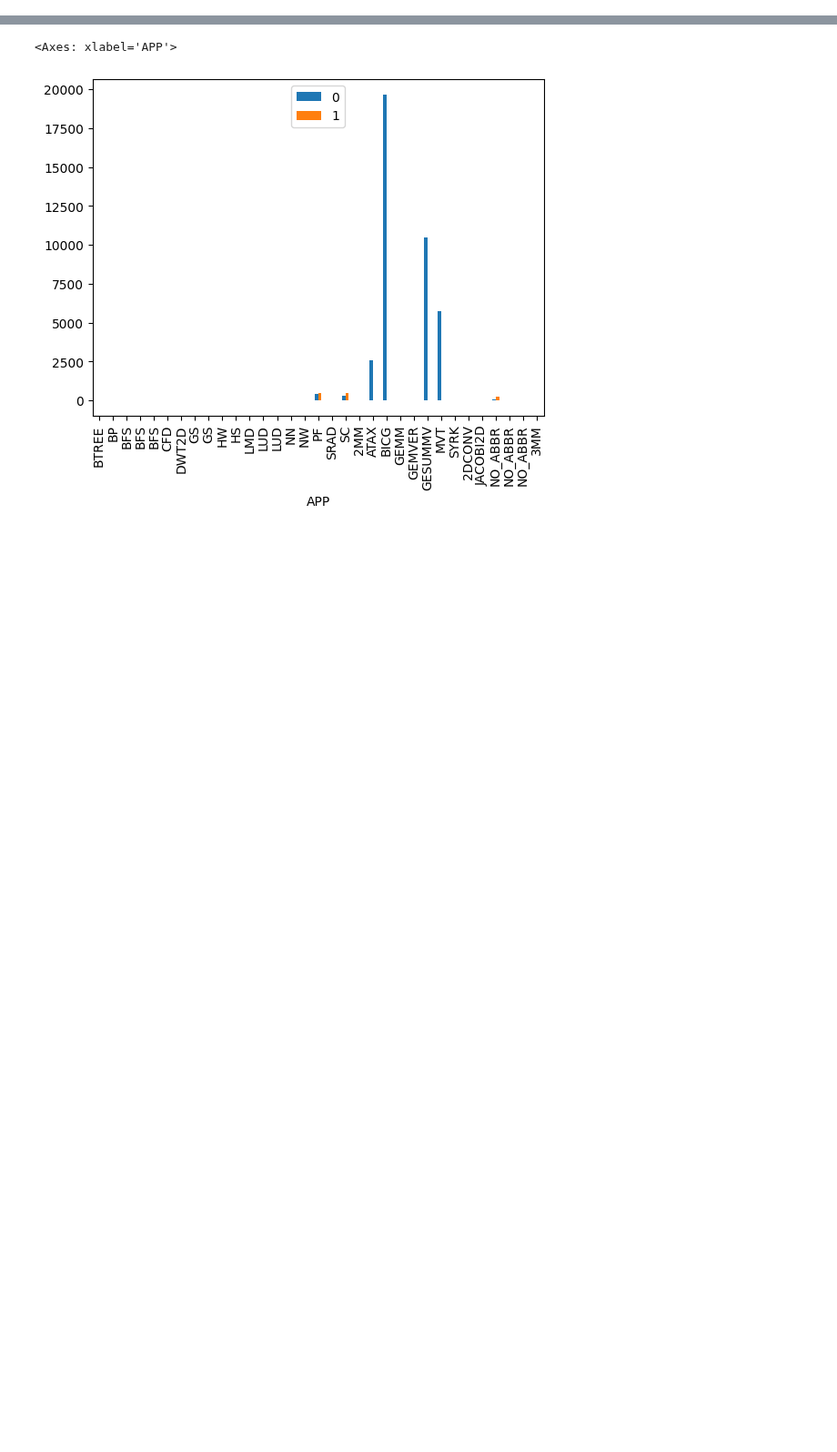
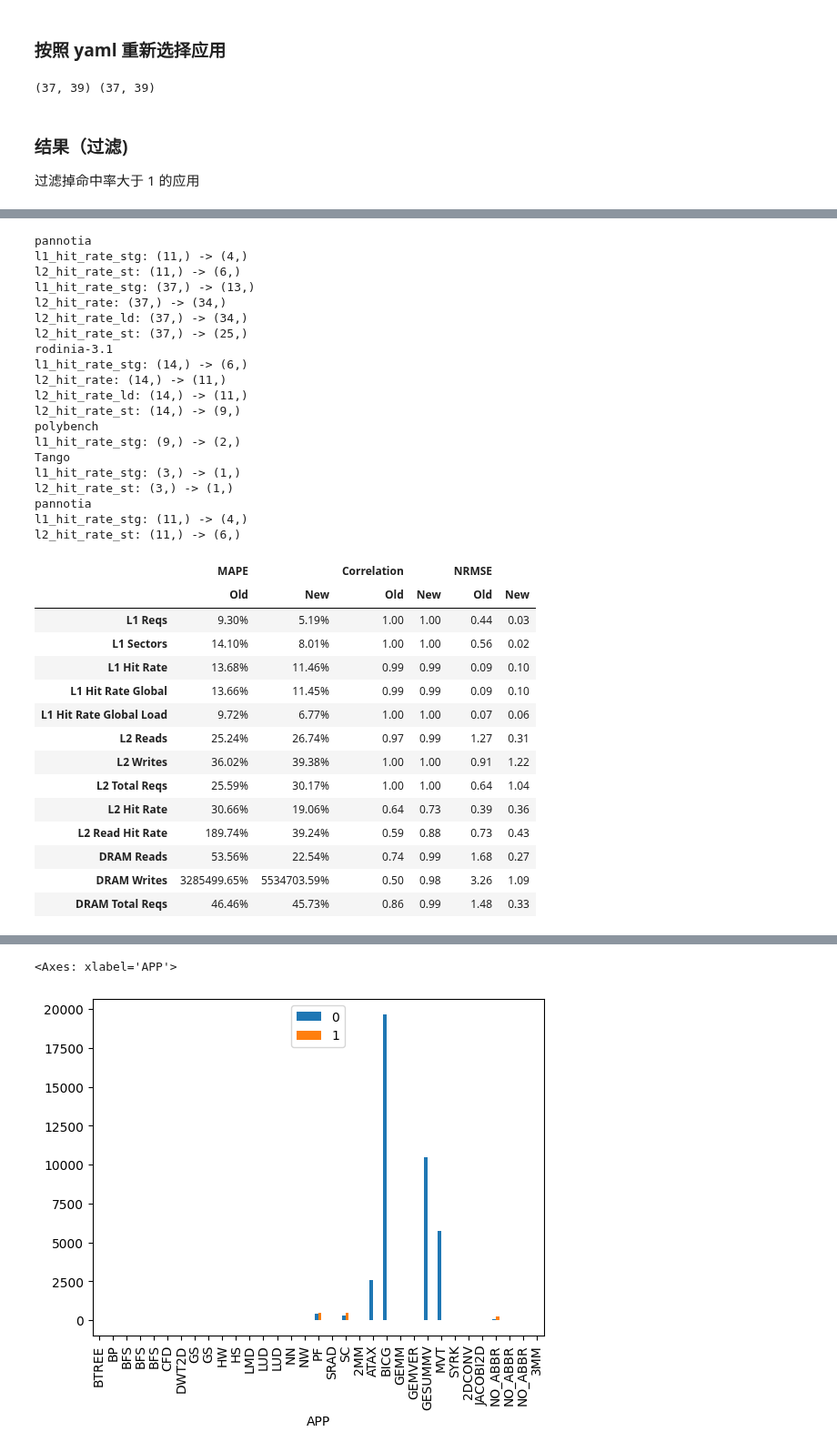
Before and after one commit to TheRainstorm/ppt-gpu-subcore, a Jupyter notebook: memory_model/paper.ipynb, the cells around one changed output, grey strips where cells are left out. Shown at 91% size. Cells and saved outputs as stored; diff of their text form; code cells hidden in the pictures; blank space fills up the shorter version.

```diff
--- a/memory_model/paper.ipynb
+++ b/memory_model/paper.ipynb
@@ -53,0 +156,41 @@ output_dir = 'paper_draw'
+# %% [markdown]
+### 按照 yaml 重新选择应用
+# %%
+# %env app_yaml=/staff/fyyuan/repo/PPT-GPU-memory/memory_model/memory-apps.yml
+# print(os.environ['app_yaml'])
+
+sys.path.insert(0, "/staff/fyyuan/repo/PPT-GPU-memory/")
+from scripts.common import parse_app_definition_yaml, get_suite_info, get_app_arg_list
+
+app_yaml = "/staff/fyyuan/repo/PPT-GPU-memory/memory_model/memory-apps.yml"
+# %%
+defined_apps = parse_app_definition_yaml(app_yaml)
+suite_info = get_suite_info(app_yaml)
+
+apps = []
+for suite in suite_info['suites']:
+    apps += defined_apps[suite]
+
+app_and_arg_list = get_app_arg_list(apps)
+# print(app_and_arg_list[:3])
+
+def filter_app(df):
+    df = df[df['app'].isin(app_and_arg_list)]
+    # print(df.index)
+    return df
+df_sim1 = filter_app(df_sim1)
+df_sim2 = filter_app(df_sim2)
+print(df_sim1.shape, df_sim2.shape)
+# %% [output]
+(37, 39) (37, 39)
+# %% [markdown]
+### 结果（过滤)
+
+过滤掉命中率大于 1 的应用
+# %%
+df_summary1 = get_summary_by_bench(df_sim1, filter_error_hw=True)
+df_summary2 = get_summary_by_bench(df_sim2, filter_error_hw=True)
+# print(df_summary2)
+_, select_df = print_compare_table(df_summary1, df_summary2, NRMSE=True)
+select_df
+# %% [output]
@@ -53,0 +211,35 @@ output_dir = 'paper_draw'
+pannotia
+l1_hit_rate_stg: (11,) -> (4,)
+l2_hit_rate_st: (11,) -> (6,)
+l1_hit_rate_stg: (37,) -> (13,)
+l2_hit_rate: (37,) -> (34,)
+l2_hit_rate_ld: (37,) -> (34,)
+l2_hit_rate_st: (37,) -> (25,)
+rodinia-3.1
+l1_hit_rate_stg: (14,) -> (6,)
+l2_hit_rate: (14,) -> (11,)
+l2_hit_rate_ld: (14,) -> (11,)
+l2_hit_rate_st: (14,) -> (9,)
+polybench
+l1_hit_rate_stg: (9,) -> (2,)
+Tango
+l1_hit_rate_stg: (3,) -> (1,)
+l2_hit_rate_st: (3,) -> (1,)
+pannotia
+l1_hit_rate_stg: (11,) -> (4,)
+l2_hit_rate_st: (11,) -> (6,)
+|  | MAPE |  | Correlation |  | NRMSE |  |
+|  | Old | New | Old | New | Old | New |
+| L1 Reqs | 9.30% | 5.19% | 1.00 | 1.00 | 0.44 | 0.03 |
+| L1 Sectors | 14.10% | 8.01% | 1.00 | 1.00 | 0.56 | 0.02 |
+| L1 Hit Rate | 13.68% | 11.46% | 0.99 | 0.99 | 0.09 | 0.10 |
+| L1 Hit Rate Global | 13.66% | 11.45% | 0.99 | 0.99 | 0.09 | 0.10 |
+| L1 Hit Rate Global Load | 9.72% | 6.77% | 1.00 | 1.00 | 0.07 | 0.06 |
+| L2 Reads | 25.24% | 26.74% | 0.97 | 0.99 | 1.27 | 0.31 |
+| L2 Writes | 36.02% | 39.38% | 1.00 | 1.00 | 0.91 | 1.22 |
+| L2 Total Reqs | 25.59% | 30.17% | 1.00 | 1.00 | 0.64 | 1.04 |
+| L2 Hit Rate | 30.66% | 19.06% | 0.64 | 0.73 | 0.39 | 0.36 |
+| L2 Read Hit Rate | 189.74% | 39.24% | 0.59 | 0.88 | 0.73 | 0.43 |
+| DRAM Reads | 53.56% | 22.54% | 0.74 | 0.99 | 1.68 | 0.27 |
+| DRAM Writes | 3285499.65% | 5534703.59% | 0.50 | 0.98 | 3.26 | 1.09 |
+| DRAM Total Reqs | 46.46% | 45.73% | 0.86 | 0.99 | 1.48 | 0.33 |
```
Also changed, not shown: parts of 33 cells of this notebook, 3 other files.
